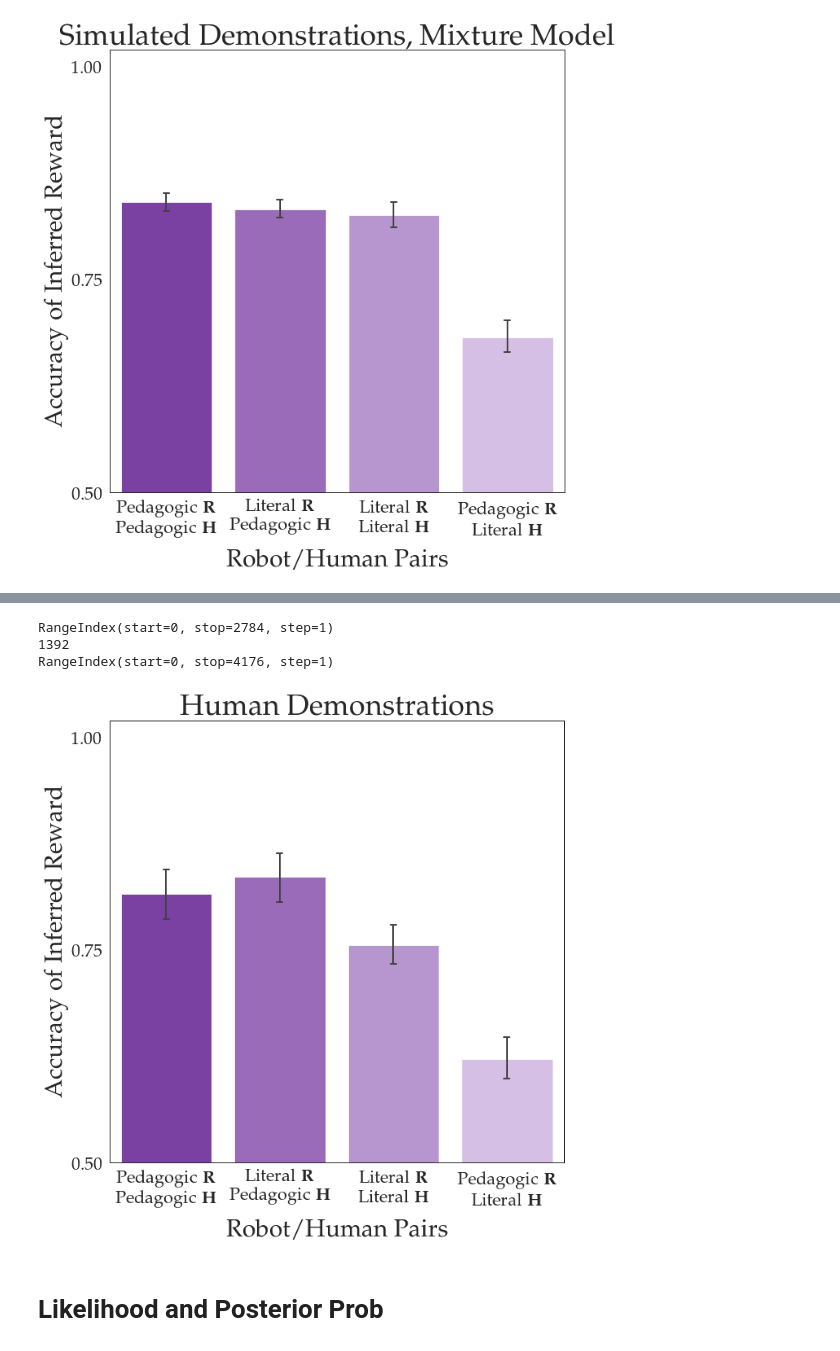
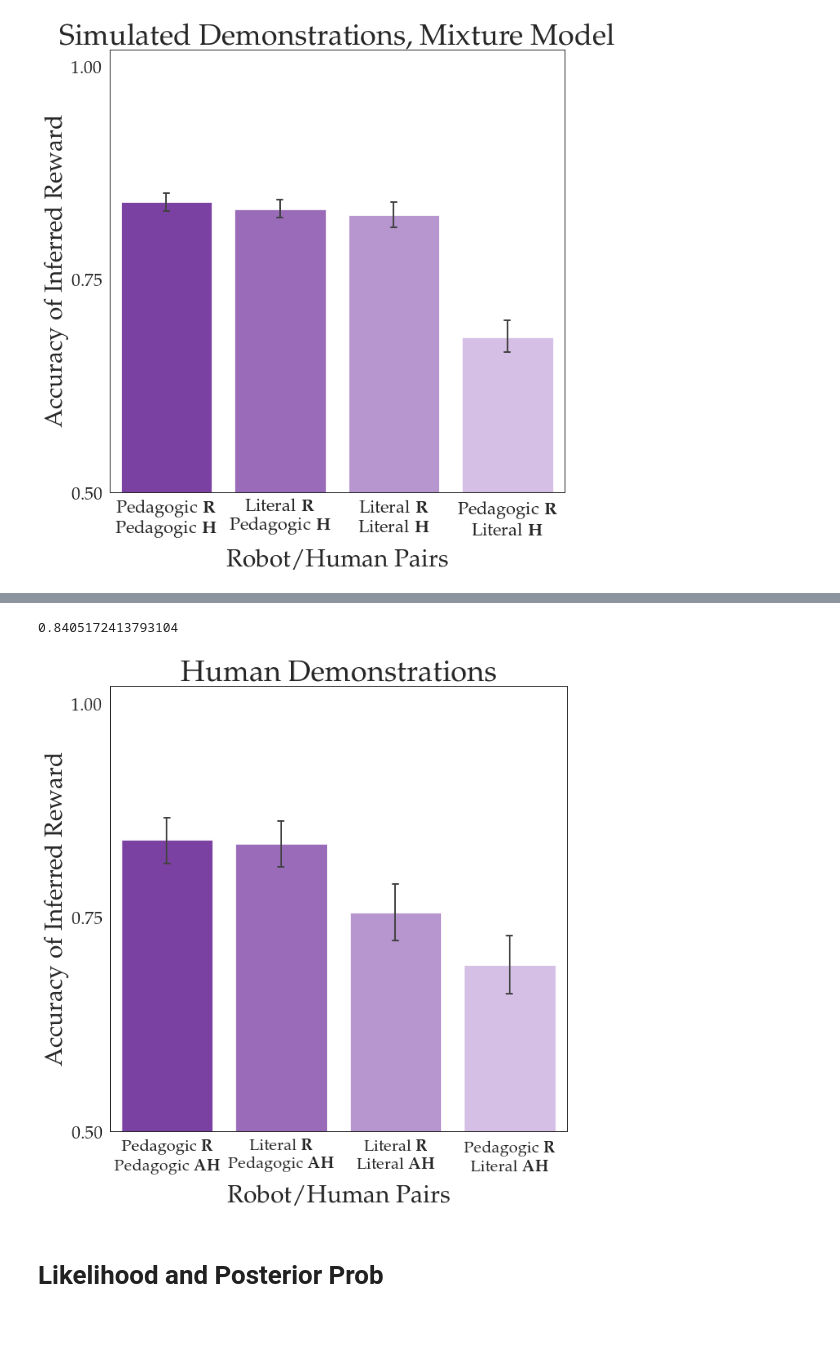
Before and after one commit to smilli/pedagogy-exps, a Jupyter notebook: Visualizations.ipynb, the cells around one changed output, grey strips where cells are left out. Saved outputs shown, nothing was run; the diff lists cells and outputs as text; code cells hidden in the pictures.

```diff
--- a/Visualizations.ipynb
+++ b/Visualizations.ipynb
@@ -26,13 +28,14 @@ def load_data(path):
     df = pd.read_pickle(path)
     df["rh"] = df["observer"].map(str) + '/' + df["demonstrator"]
     df["rh_mix"] = df["observer"].map(str) + '/' + df["demonstrator"]
-    print(df.index)
+    """
     is_doing = df['demonstrator'] == 'doing'
     df_doing = df[is_doing].copy()
-    print(len(df_doing.index))
     df_doing["rh_mix"] = df["observer"].map(str) + '/' + 'showing'
     df = df.append(df_doing, ignore_index=True)
-    print(df.index)
+    print(df.index)"""
     return df
 # %% [markdown]
 # Plotting Doing (top row) versus Showing (bottom row) demonstrations
+# %%
+model_obs_judgments = load_data(path_to_human_data)
@@ -75,26 +102,35 @@ rc("text", usetex = True)
 rc("axes", **{"titlesize": 36, "labelsize": 30})
 rc('text', usetex = True)
 # %%
-def plot_data(data, title='', filename=None, mixture=False):
+def plot_data(data, title='', filename=None, mixture=False, human=False, ymin=0.5):
     fig, ax = plt.subplots(figsize=(10, 10))
     if mixture:
         x = 'rh_mix'
     else:
         x = 'rh'
+        is_ss = data['rh'] == 'sophisticated/showing'
+        print(data[is_ss]['correct'].mean())
     g = sns.barplot(data=data,
                     y='correct', x=x,
                     order=['sophisticated/showing', 'naive/showing', 'naive/doing', 'sophisticated/doing'],
                     #hue='demonstrator', hue_order=['doing', 'showing'],
                     palette=sns.light_palette("#60049F", reverse=True)[1:],
                     capsize=.05, errwidth=2, ax=ax)
-    plt.ylim(.5, 1.02)
-    g.set(yticks=[.5, .75, 1.0])
+    plt.ylim(ymin, 1.02)
+    g.set(yticks=np.linspace(ymin, 1, 3))
     ax.set_ylabel('Accuracy of Inferred Reward')
-    ax.set_xticklabels(['Pedagogic $\mathbf{R}$ \n Pedagogic $\mathbf{H}$',
-                            'Literal $\mathbf{R}$ \n Pedagogic $\mathbf{H}$',
-                            'Literal $\mathbf{R}$ \n Literal $\mathbf{H}$',
-                            'Pedagogic $\mathbf{R}$ \n Literal $\mathbf{H}$'
-                           ])
+    if human:
+        ax.set_xticklabels(['Pedagogic $\mathbf{R}$ \n Pedagogic $\mathbf{AH}$',
+                                'Literal $\mathbf{R}$ \n Pedagogic $\mathbf{AH}$',
+                                'Literal $\mathbf{R}$ \n Literal $\mathbf{AH}$',
+                                'Pedagogic $\mathbf{R}$ \n Literal $\mathbf{AH}$'
+                               ], fontsize=20)
+    else:
+        ax.set_xticklabels(['Pedagogic $\mathbf{R}$ \n Pedagogic $\mathbf{H}$',
+                                'Literal $\mathbf{R}$ \n Pedagogic $\mathbf{H}$',
+                                'Literal $\mathbf{R}$ \n Literal $\mathbf{H}$',
+                                'Pedagogic $\mathbf{R}$ \n Literal $\mathbf{H}$'
+                               ])
     ax.set_xlabel('Robot/Human Pairs', labelpad=12)
     ax.set_title(title)
     if filename is not None:
@@ -149,13 +306,10 @@ plot_data(sim_data, title='Simulated Demonstrations, Mixture Model', filename='s
 # %%
 human_data = load_data(path_to_human_data)
-# %% [output]
-RangeIndex(start=0, stop=2784, step=1)
-1392
-RangeIndex(start=0, stop=4176, step=1)
 # %%
-plot_data(human_data, title='Human Demonstrations', filename='human_results', mixture=False)
+plot_data(human_data, title='Human Demonstrations', filename='human_results', mixture=False, human=True)
 # %% [output]
+0.8405172413793104
-[figure, old version]
+[figure, new version]
 # %% [markdown]
 # Likelihood and Posterior Prob
 # %%
```
Also changed, not shown: parts of 14 cells of this notebook, 8 other files.
